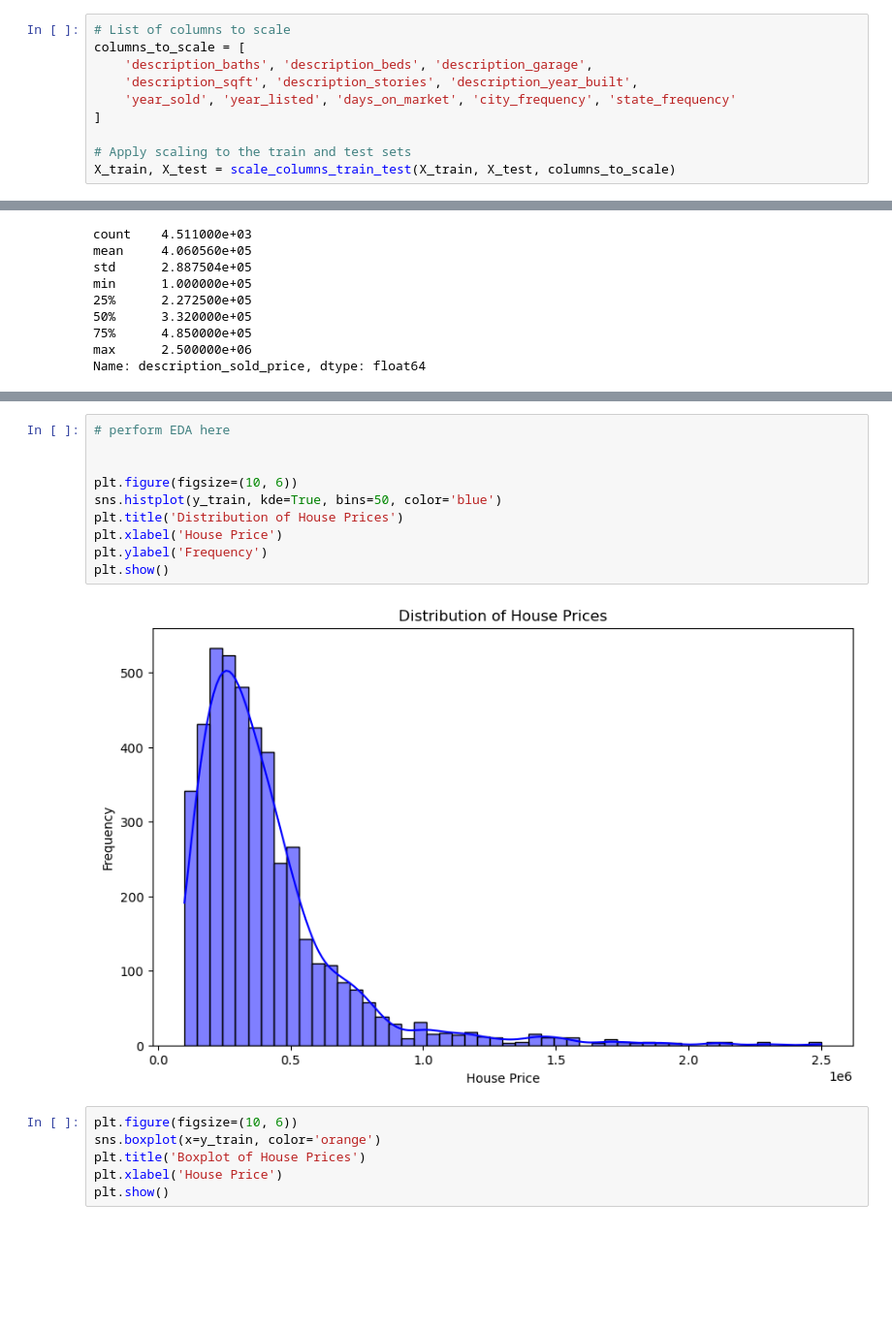
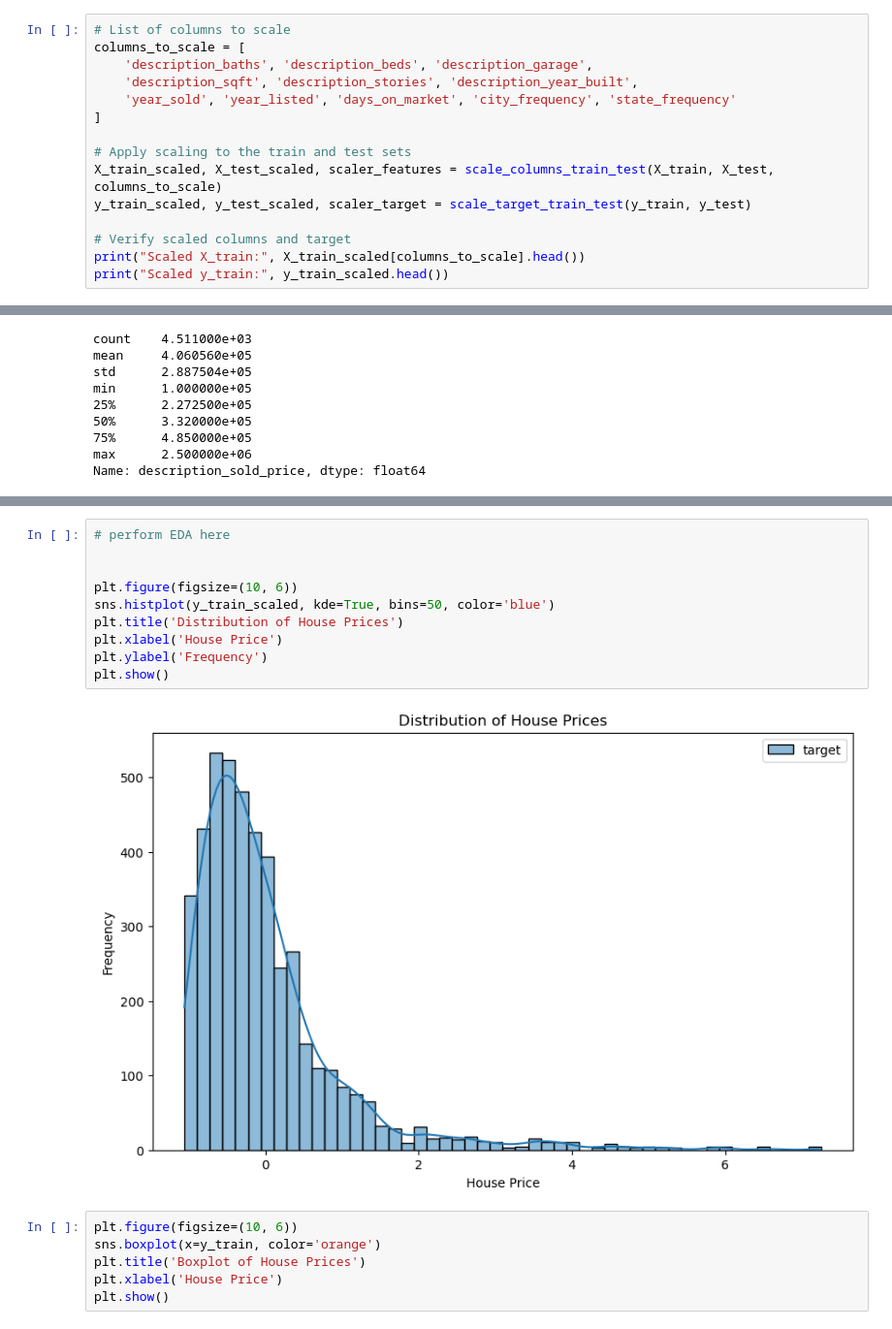
Before and after one commit to ClaensData95/LHL-Midterm-Project, a Jupyter notebook: notebooks/1 - EDA.ipynb, the cells around one changed output, grey strips where cells are left out. Shown: that part at 97% size. Saved outputs shown, nothing was run; the diff lists cells and outputs as text; blank space fills up the shorter version.

```diff
--- a/notebooks/1 - EDA.ipynb
+++ b/notebooks/1 - EDA.ipynb
@@ -311,5 +317,10 @@ columns_to_scale = [
 ]
 
 # Apply scaling to the train and test sets
-X_train, X_test = scale_columns_train_test(X_train, X_test, columns_to_scale)
+X_train_scaled, X_test_scaled, scaler_features = scale_columns_train_test(X_train, X_test, columns_to_scale)
+y_train_scaled, y_test_scaled, scaler_target = scale_target_train_test(y_train, y_test)
+
+# Verify scaled columns and target
+print("Scaled X_train:", X_train_scaled[columns_to_scale].head())
+print("Scaled y_train:", y_train_scaled.head())
 # %% [output]
@@ -373,15 +400,15 @@ Name: description_sold_price, dtype: float64
 # %%
 # perform EDA here
 
 
 plt.figure(figsize=(10, 6))
-sns.histplot(y_train, kde=True, bins=50, color='blue')
+sns.histplot(y_train_scaled, kde=True, bins=50, color='blue')
 plt.title('Distribution of House Prices')
 plt.xlabel('House Price')
 plt.ylabel('Frequency')
 plt.show()
 # %% [output]
-[figure, old version]
+[figure, new version]
 # %%
 plt.figure(figsize=(10, 6))
 sns.boxplot(x=y_train, color='orange')
```
Also changed, not shown: parts of 8 cells of this notebook, 6 other files.
